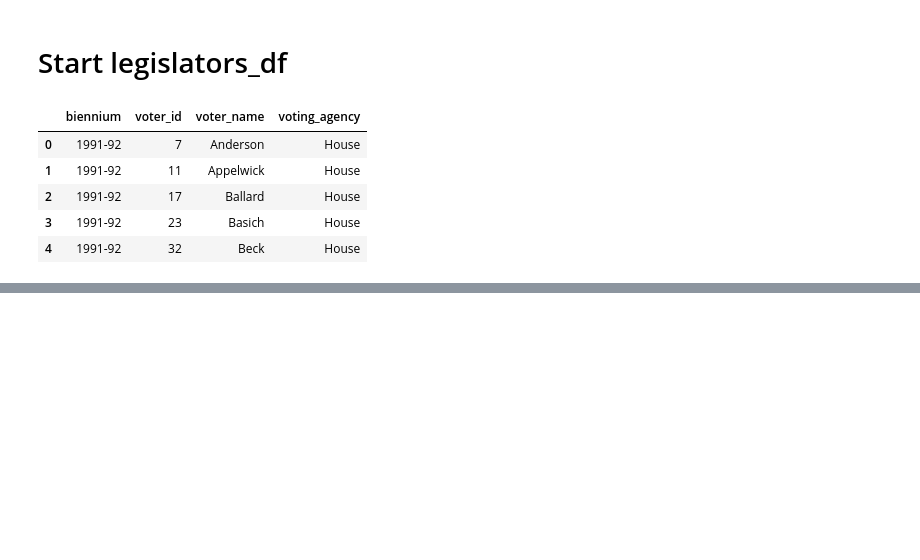
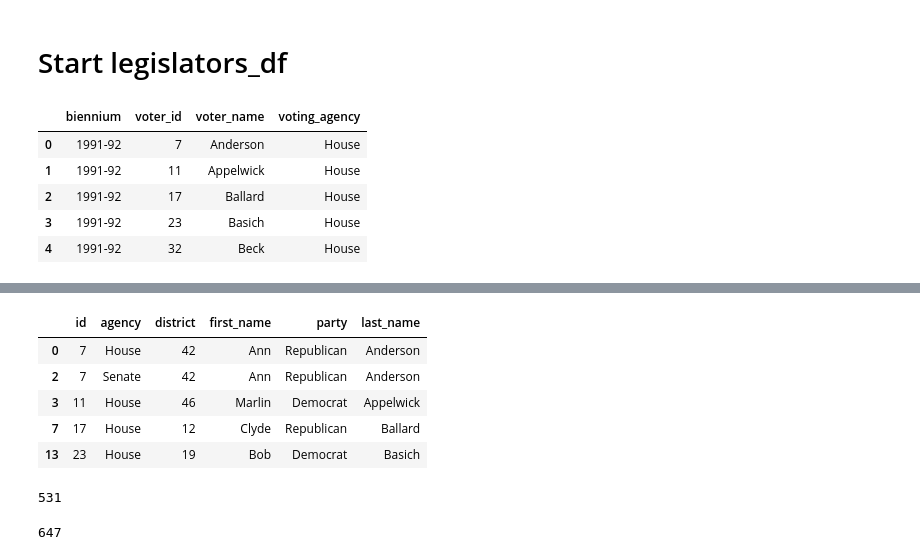
Before and after one commit to ekarboski/washington_state_legislation, a Jupyter notebook: Merging_votes_to_committee_data.ipynb, the cells around one changed output, grey strips where cells are left out. Saved outputs shown, nothing was run; the diff lists cells and outputs as text; code cells hidden in the pictures; blank space fills up the shorter version.

```diff
--- a/Merging_votes_to_committee_data.ipynb
+++ b/Merging_votes_to_committee_data.ipynb
@@ -329,0 +314,23 @@ MERGED
+# %%
+legislators_df = legislators_df.drop(['voter_name', 'name', 'district_missing', 'party_missing', 'first_name_missing', 'last_name_missing', 'biennium'], axis=1)
+# %%
+legislators_df.drop_duplicates(keep='first', inplace=True)
+# %%
+legislators_df.columns = ['id', 'agency', 'district', 'first_name', 'party', 'last_name']
+# %%
+legislators_df.head()
+# %% [output]
+|  | id | agency | district | first_name | party | last_name |
+| 0 | 7 | House | 42 | Ann | Republican | Anderson |
+| 2 | 7 | Senate | 42 | Ann | Republican | Anderson |
+| 3 | 11 | House | 46 | Marlin | Democrat | Appelwick |
+| 7 | 17 | House | 12 | Clyde | Republican | Ballard |
+| 13 | 23 | House | 19 | Bob | Democrat | Basich |
+# %%
+len(legislators_df['id'].unique())
+# %% [output]
+531
+# %%
+len(legislators_df)
+# %% [output]
+647
```
Also changed, not shown: parts of 44 cells of this notebook, 1 other file.
